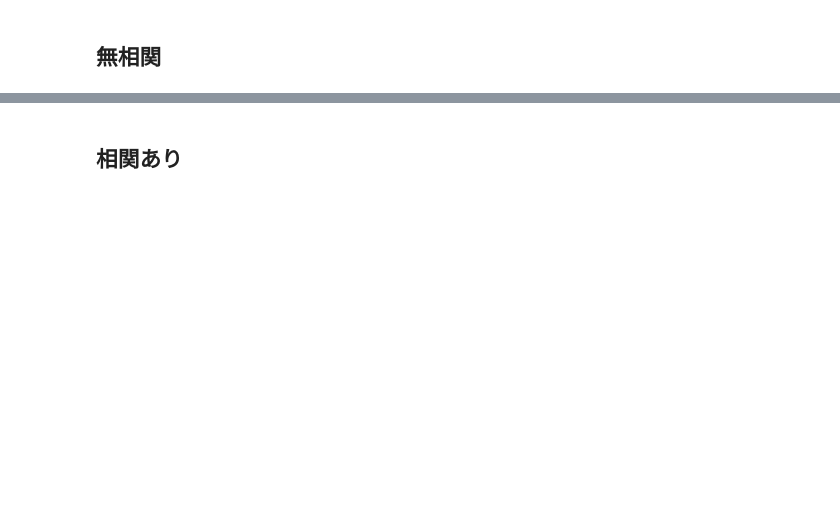
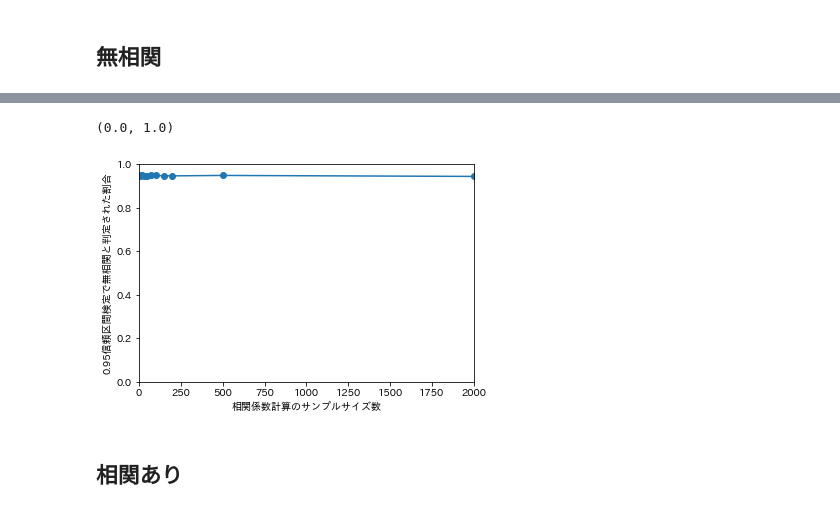
Before and after one commit to pondelion/MLDL-Memo, a Jupyter notebook: py/stats/correlation_statistic_test.ipynb, the cells around one changed output, grey strips where cells are left out. Saved outputs shown, nothing was run; the diff lists cells and outputs as text; code cells hidden in the pictures; blank space fills up the shorter version.

```diff
--- a/py/stats/correlation_statistic_test.ipynb
+++ b/py/stats/correlation_statistic_test.ipynb
@@ -85,2 +110,11 @@ for sample_size in sample_sizes:
+# %%
+plt.plot(sample_sizes, uncorrelated_rates, marker='o')
+plt.xlabel('相関係数計算のサンプルサイズ数')
+plt.ylabel(f'{CI}信頼区間検定で無相関と判定された割合')
+plt.xlim(0, 2000)
+plt.ylim(0, 1)
+# %% [output]
+(0.0, 1.0)
+[figure, added]
 # %% [markdown]
 ## 相関あり
```
Also changed, not shown: parts of 14 cells of this notebook.
